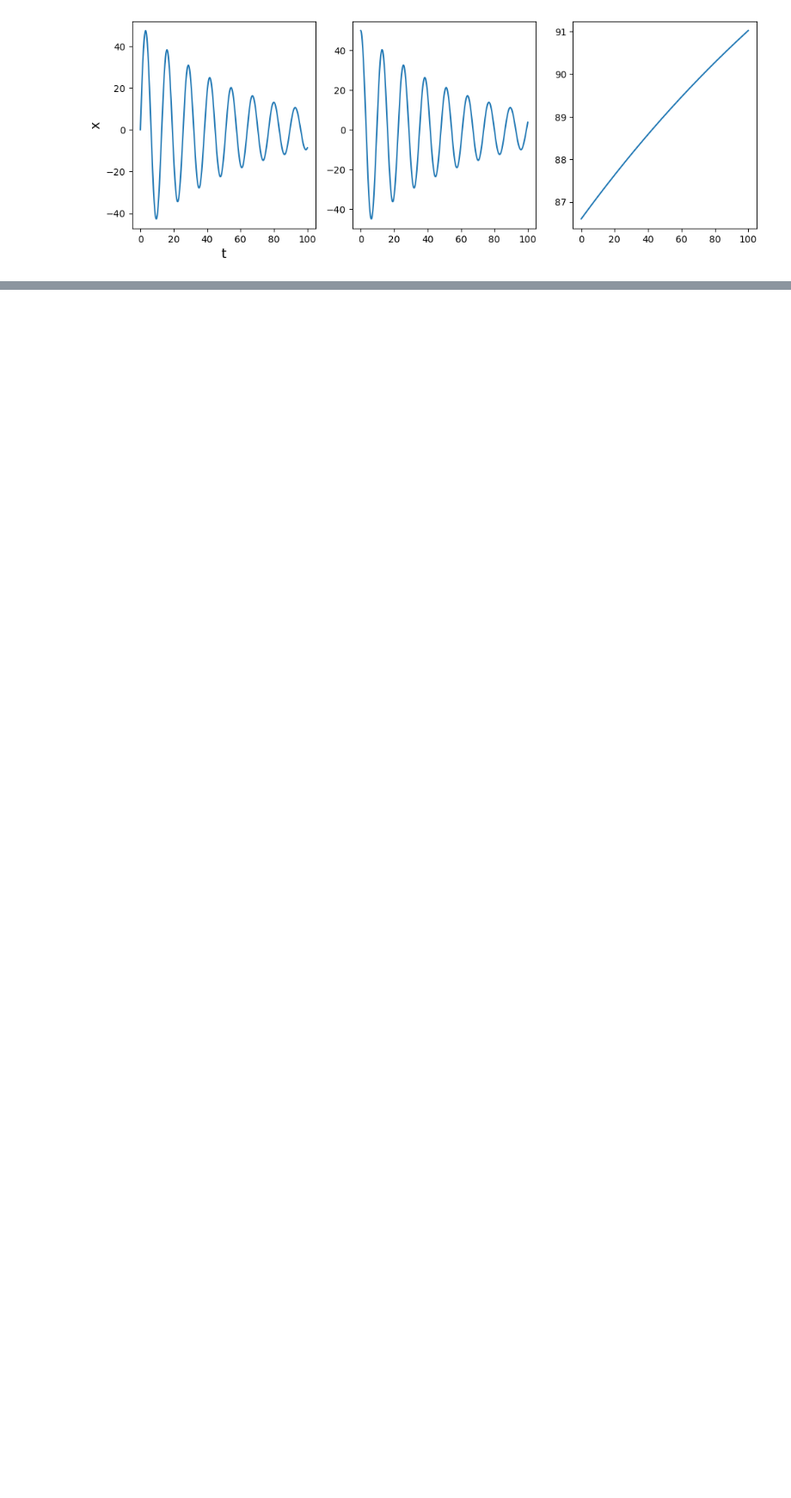
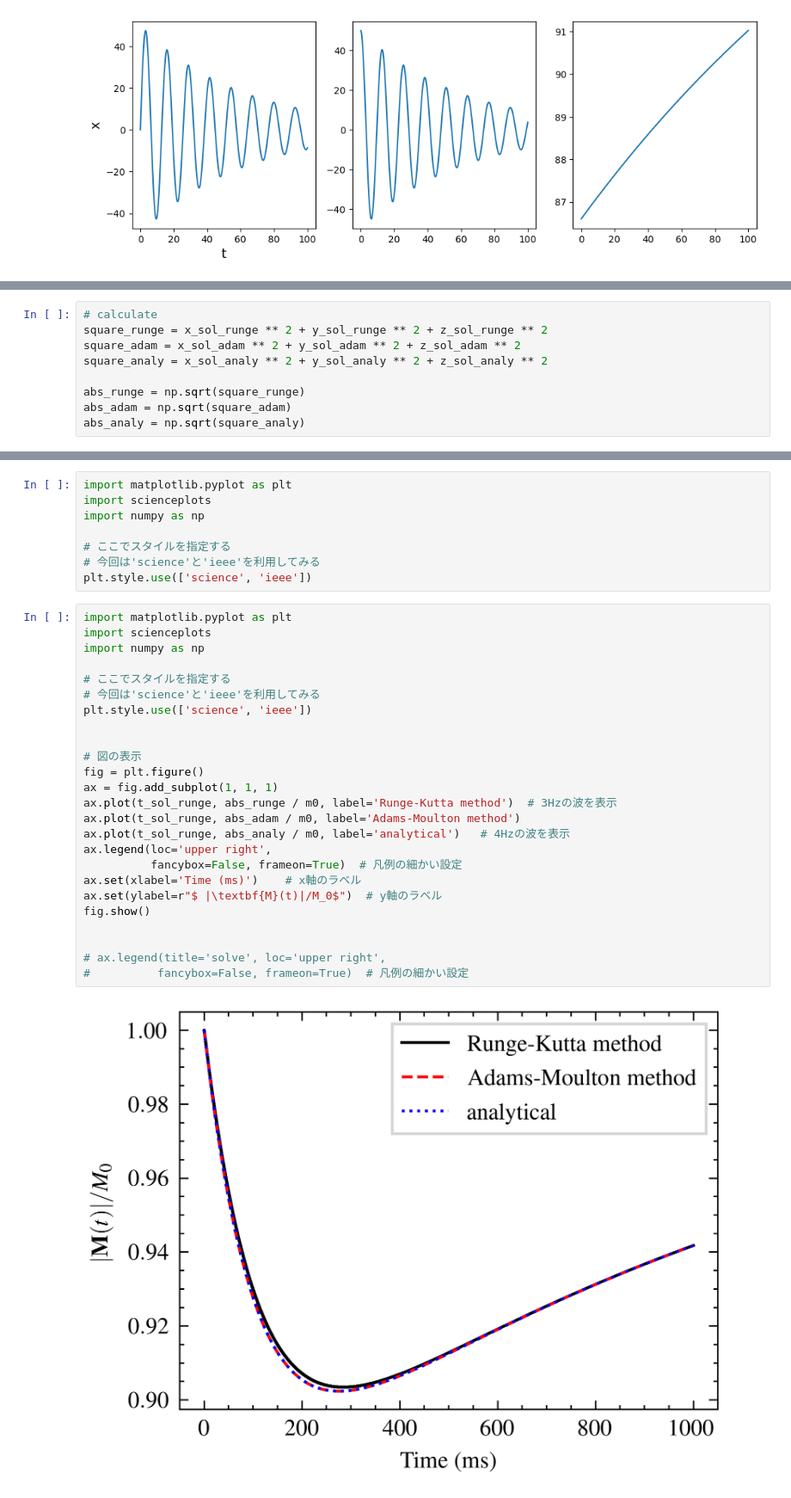
Before and after one commit to sato-yu-usagi/advect_calculate, a Jupyter notebook: Bloch_runge_kutta.ipynb, the cells around one changed output, grey strips where cells are left out. Shown: that part at 86% size. Cells and saved outputs as stored; diff of their text form; blank space fills up the shorter version.

```diff
--- a/Bloch_runge_kutta.ipynb
+++ b/Bloch_runge_kutta.ipynb
@@ -530,0 +372,9 @@ Text(0, 0.5, 'z difference')
+# %%
+# calculate
+square_runge = x_sol_runge ** 2 + y_sol_runge ** 2 + z_sol_runge ** 2
+square_adam = x_sol_adam ** 2 + y_sol_adam ** 2 + z_sol_adam ** 2
+square_analy = x_sol_analy ** 2 + y_sol_analy ** 2 + z_sol_analy ** 2
+
+abs_runge = np.sqrt(square_runge)
+abs_adam = np.sqrt(square_adam)
+abs_analy = np.sqrt(square_analy)
@@ -530,0 +440,35 @@ Text(0, 0.5, 'z difference')
+# %%
+import matplotlib.pyplot as plt
+import scienceplots
+import numpy as np
+
+# ここでスタイルを指定する
+# 今回は'science'と'ieee'を利用してみる
+plt.style.use(['science', 'ieee'])
+# %%
+import matplotlib.pyplot as plt
+import scienceplots
+import numpy as np
+
+# ここでスタイルを指定する
+# 今回は'science'と'ieee'を利用してみる
+plt.style.use(['science', 'ieee'])
+
+
+# 図の表示
+fig = plt.figure()
+ax = fig.add_subplot(1, 1, 1)
+ax.plot(t_sol_runge, abs_runge / m0, label='Runge-Kutta method')  # 3Hzの波を表示
+ax.plot(t_sol_runge, abs_adam / m0, label='Adams-Moulton method')
+ax.plot(t_sol_runge, abs_analy / m0, label='analytical')   # 4Hzの波を表示
+ax.legend(loc='upper right',
+          fancybox=False, frameon=True)  # 凡例の細かい設定
+ax.set(xlabel='Time (ms)')    # x軸のラベル
+ax.set(ylabel=r"$ |\textbf{M}(t)|/M_0$")  # y軸のラベル
+fig.show()
+
+
+# ax.legend(title='solve', loc='upper right',
+#          fancybox=False, frameon=True)  # 凡例の細かい設定
+# %% [output]
+[figure, added]
```
Also changed, not shown: parts of 43 cells of this notebook.
